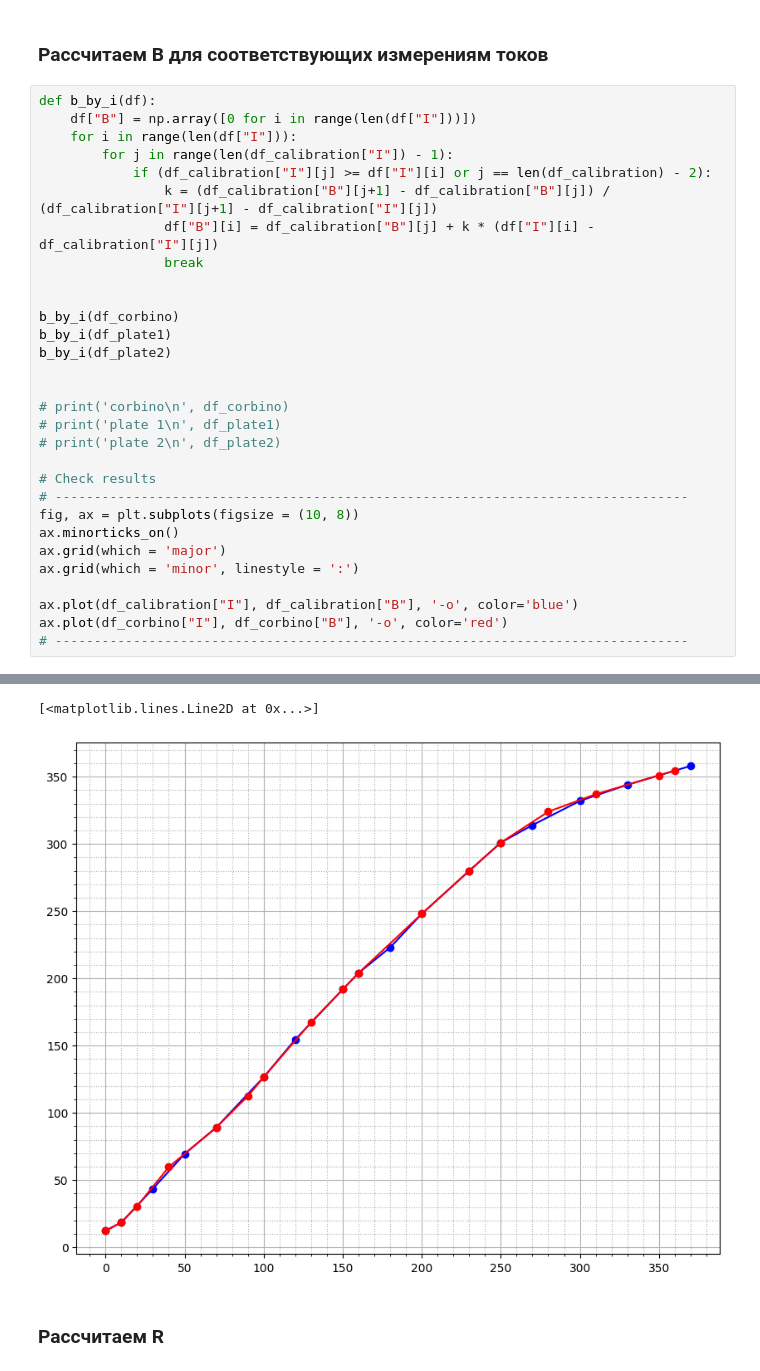
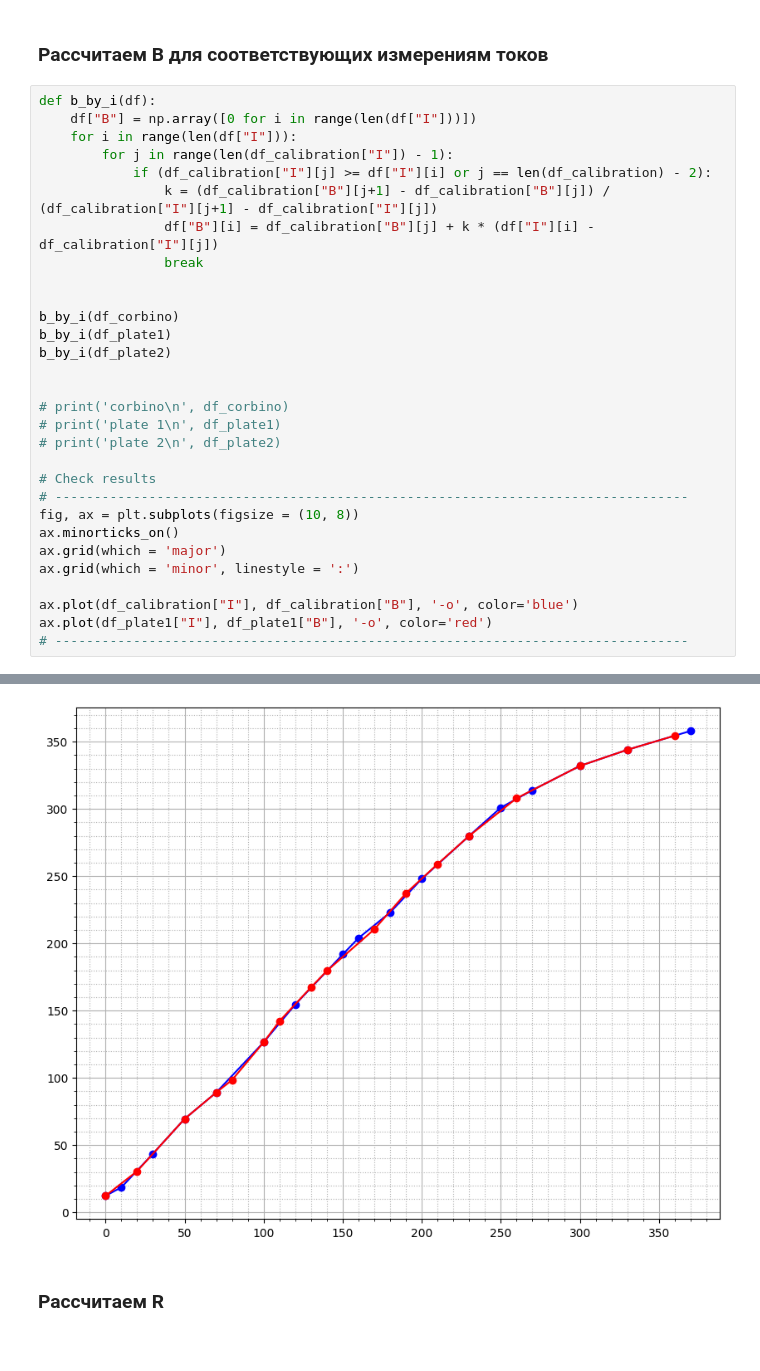
Before and after one commit to alexzhelyapov1/labs_mipt, a Jupyter notebook: 3.3.6/graph.ipynb, the cells around one changed output, grey strips where cells are left out. Saved outputs shown, nothing was run; the diff lists cells and outputs as text.

```diff
--- a/3.3.6/graph.ipynb
+++ b/3.3.6/graph.ipynb
@@ -181,6 +187,6 @@ ax.grid(which = 'major')
 ax.grid(which = 'minor', linestyle = ':')
 
 ax.plot(df_calibration["I"], df_calibration["B"], '-o', color='blue')
-ax.plot(df_corbino["I"], df_corbino["B"], '-o', color='red')
+ax.plot(df_plate1["I"], df_plate1["B"], '-o', color='red')
 # ---------------------------------------------------------------------------------
 # %% [output]
@@ -191,5 +194,4 @@ See the caveats in the documentation: https://pandas.pydata.org/pandas-docs/stab
-[<matplotlib.lines.Line2D at 0x...>]
-[figure, old version]
+[figure, new version]
 # %% [markdown]
 ### Рассчитаем R
 # %%
```
Also changed, not shown: parts of 4 cells of this notebook.
